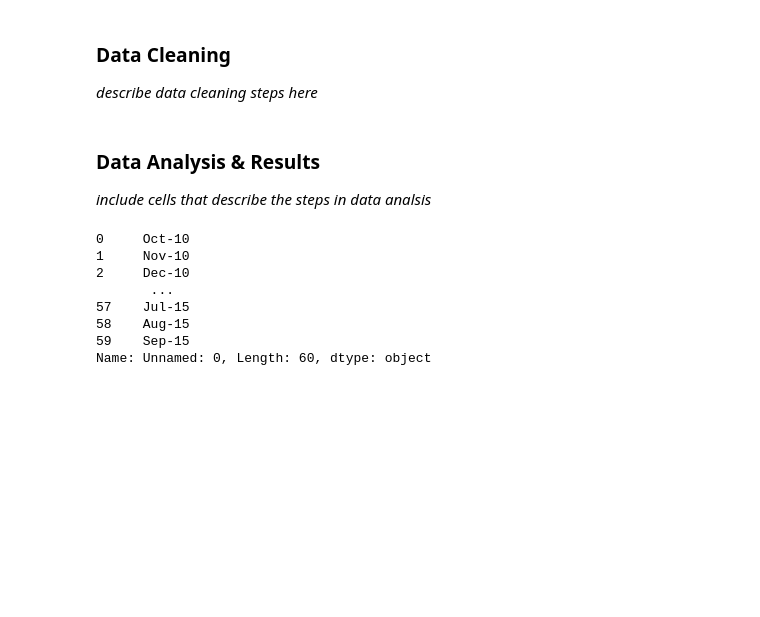
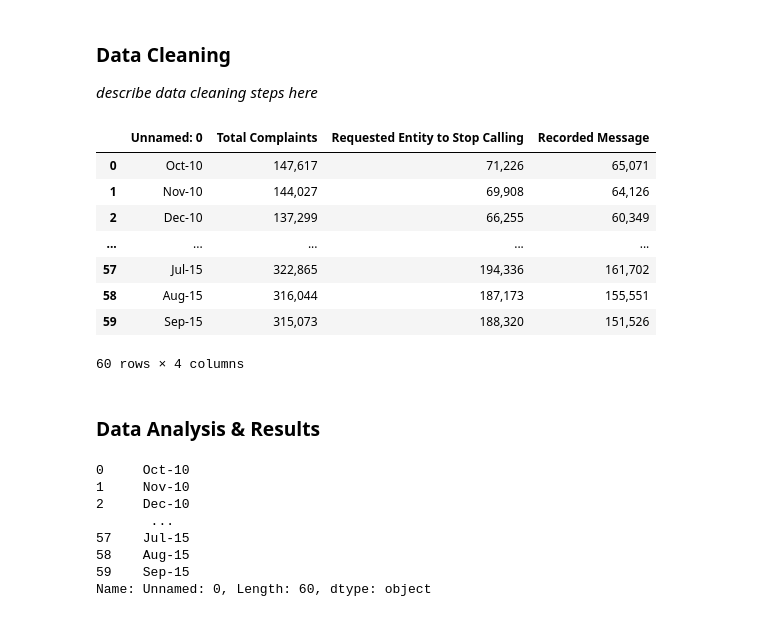
Before and after one commit to DannyFung97/nigerian-princes, a Jupyter notebook: Final Project Notebook.ipynb, the cells around one changed output. Drawn from its saved outputs; the diff is of its cells as text; code cells hidden in the pictures; blank space fills up the shorter version.

```diff
--- a/Final Project Notebook.ipynb
+++ b/Final Project Notebook.ipynb
@@ -79,13 +88,24 @@ pd.set_option('precision', 2)
 # %%
 df_2018_dnc_state_complaints_5yr = pd.read_csv("csv_files/2018_DNC_State_Complaints_5yr.csv")
 df_2018_dnc_state_complaints_calltype = pd.read_csv("csv_files/2018_DNC_State_Complaints_by_CallType.csv")
 df_2018_dnc_state_complaints_topic = pd.read_csv("csv_files/2018_DNC_State_Complaints_by_Topic.csv")
 df_2017_dnc_state_complaints_calltype = pd.read_csv("csv_files/2017_DNC_State_Complaints_by_CallType.csv")
 df_2017_dnc_state_complaints_topic = pd.read_csv("csv_files/2017_DNC_State_Complaints_by_Topic.csv")
 df_2010_to_2015_dnc_complaints_by_month = pd.read_csv("csv_files/2010_to_2015_dnc_complaints_by_month.csv")
+
+df_2010_to_2015_dnc_complaints_by_month
+# %% [output]
+|  | Unnamed: 0 | Total Complaints | Requested Entity to Stop Calling | Recorded Message |
+| 0 | Oct-10 | 147,617 | 71,226 | 65,071 |
+| 1 | Nov-10 | 144,027 | 69,908 | 64,126 |
+| 2 | Dec-10 | 137,299 | 66,255 | 60,349 |
+| ... | ... | ... | ... | ... |
+| 57 | Jul-15 | 322,865 | 194,336 | 161,702 |
+| 58 | Aug-15 | 316,044 | 187,173 | 155,551 |
+| 59 | Sep-15 | 315,073 | 188,320 | 151,526 |
+60 rows × 4 columns
 # %% [markdown]
 ### Data Analysis & Results
-*include cells that describe the steps in data analsis*
 # %%
 print(df_2010_to_2015_dnc_complaints_by_month['Unnamed: 0'])
 # %% [output]
```
Also changed, not shown: parts of 5 cells of this notebook.
